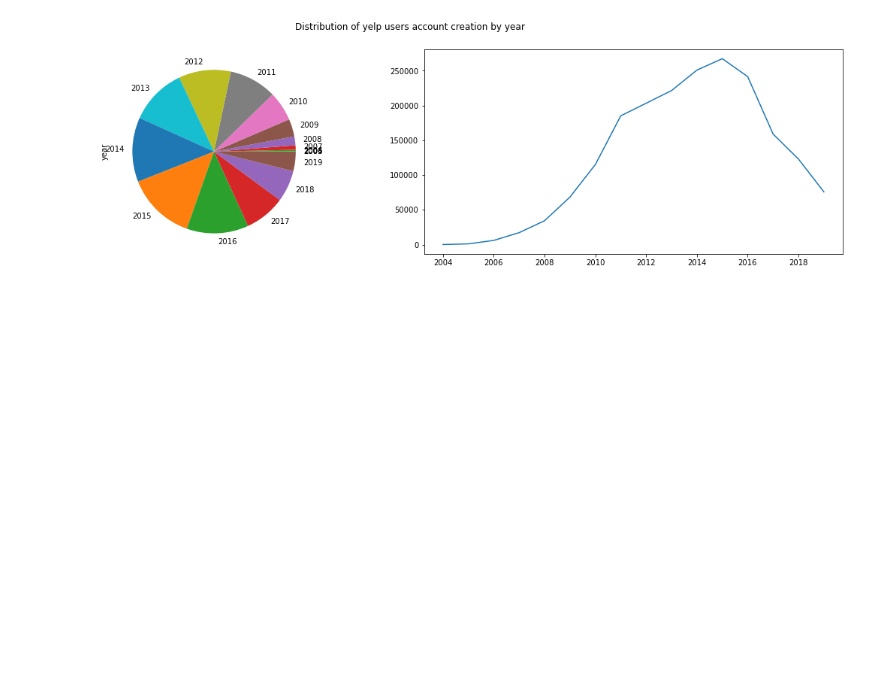
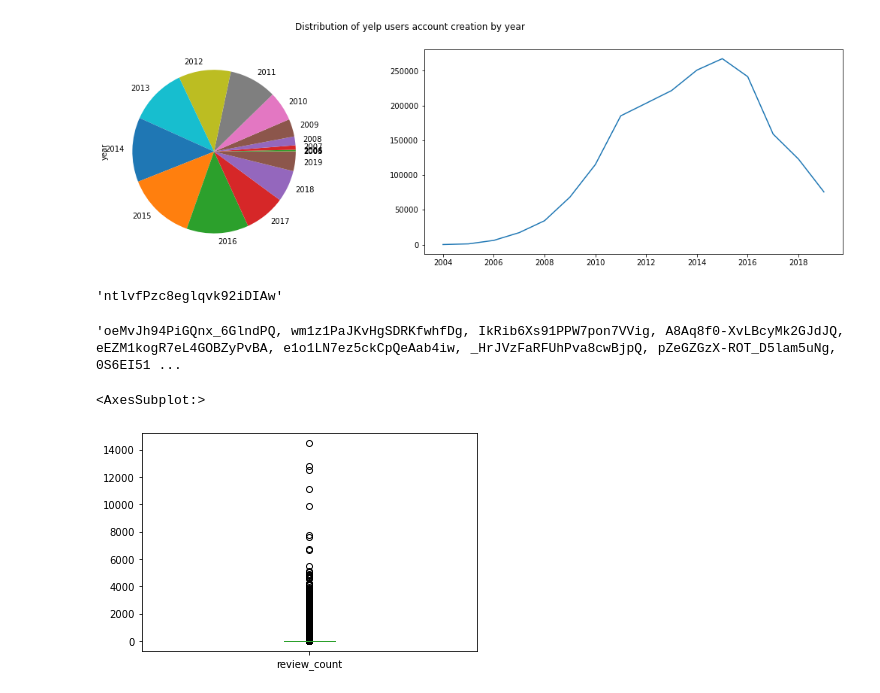
Before and after one commit to nvbogu/spam_detection, a Jupyter notebook: code/load_user_data.ipynb, the cells around one changed output. Saved outputs shown, nothing was run; the diff lists cells and outputs as text; code cells hidden in the pictures; blank space fills up the shorter version.

Commit message:
user data info

```diff
--- a/code/load_user_data.ipynb
+++ b/code/load_user_data.ipynb
@@ -33,3 +33,16 @@ df.year.value_counts().sort_index().plot(kind='line', ax=ax_2, figsize=(20,5))
 # %% [output]
 <AxesSubplot:>
 [figure]
+# %%
+df.user_id[0]
+# %% [output]
+'ntlvfPzc8eglqvk92iDIAw'
+# %%
+df.friends[0]
+# %% [output]
+'oeMvJh94PiGQnx_6GlndPQ, wm1z1PaJKvHgSDRKfwhfDg, IkRib6Xs91PPW7pon7VVig, A8Aq8f0-XvLBcyMk2GJdJQ, eEZM1kogR7eL4GOBZyPvBA, e1o1LN7ez5ckCpQeAab4iw, _HrJVzFaRFUhPva8cwBjpQ, pZeGZGzX-ROT_D5lam5uNg, 0S6EI51 ...
+# %%
+df.review_count.plot(kind='box')
+# %% [output]
+<AxesSubplot:>
+[figure, added]
```
Also changed, not shown: parts of 1 cell of this notebook, 1 other file.
